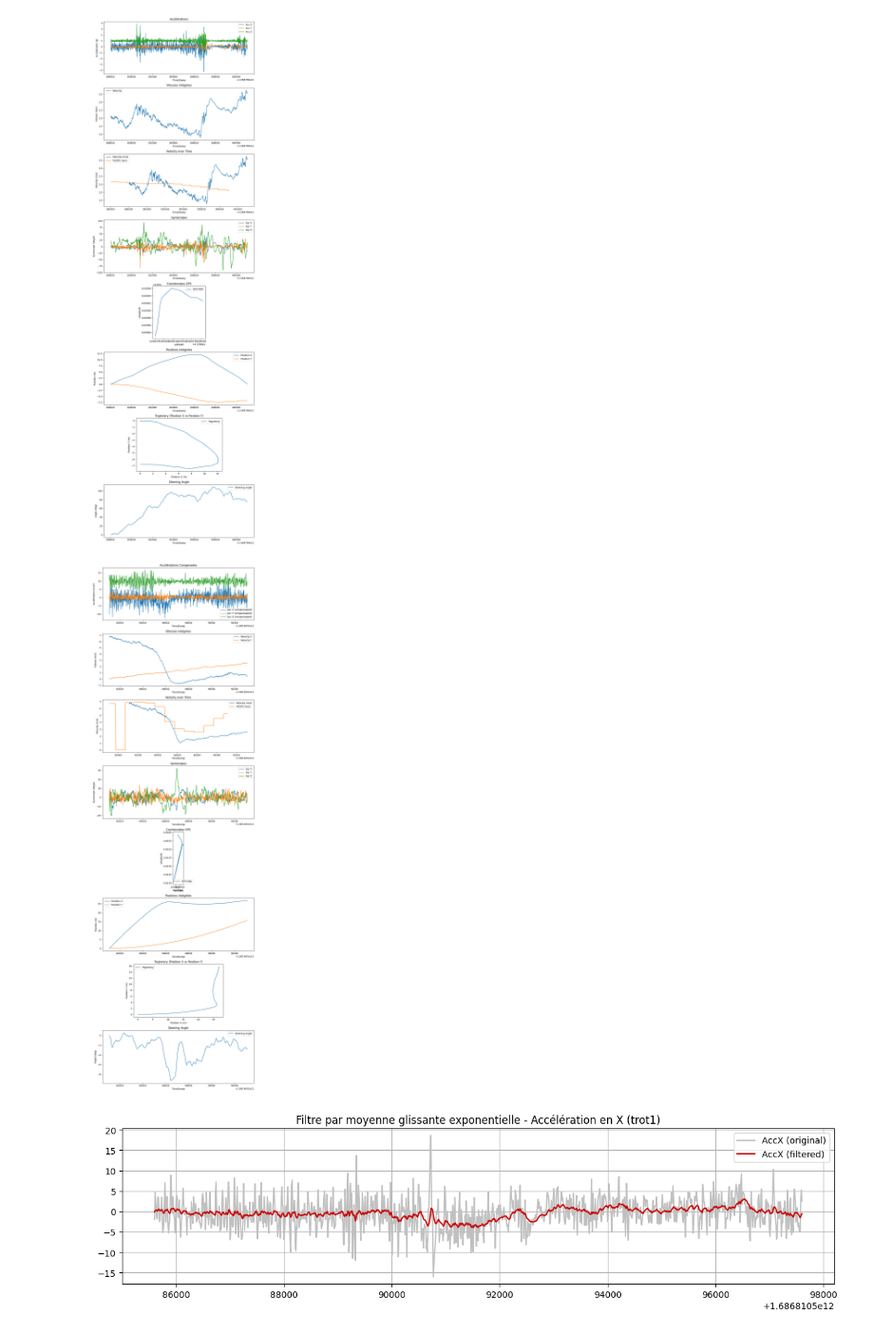
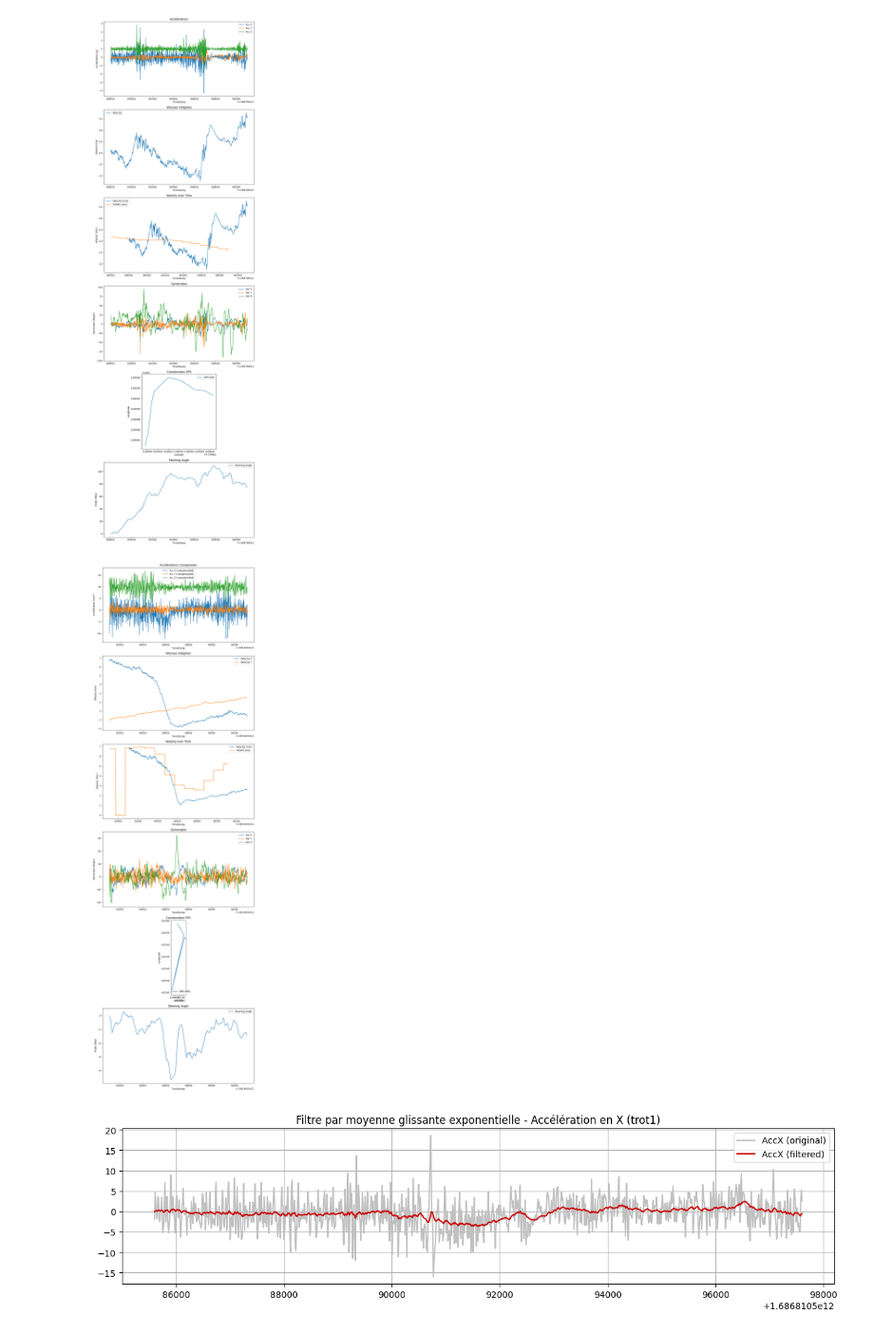
Before and after one commit to martin1207/NEWMOB, a Jupyter notebook: test.ipynb, the cells around one changed output. Shown at 95% size. Cells and saved outputs as stored; diff of their text form; code cells hidden in the pictures.

```diff
--- a/test.ipynb
+++ b/test.ipynb
@@ -100,8 +87,7 @@ plt.show()
 # Read the CSV file with proper data type handling
 video2 = pd.read_csv('examples_interactions_pietons/trot3.csv', sep=';').dropna()
 # %%
-import numpy as np
-import matplotlib.pyplot as plt
+
 
 # Calculer la différence de temps entre chaque point de données en secondes
 time_diff = np.diff(video2['TimeStamp'], prepend=video2['TimeStamp'].iloc[0]) / 1000.0
@@ -124,7 +110,7 @@ position_z = np.cumsum(velocity_z * time_diff)
 steering_angle = np.cumsum(video2[' GyrZ(deg/s)'] * time_diff)
 
 # Créer une figure et des sous-graphiques
-fig, axs = plt.subplots(8, 1, figsize=(10, 32))
+fig, axs = plt.subplots(6, 1, figsize=(10, 32))
 
 # Plot des accélérations
 axs[0].plot(video2['TimeStamp'], video2[' AccX(g)'], label='Acc X')
@@ -171,28 +157,13 @@ axs[4].set_ylabel('Longitude')
 axs[4].legend()
 axs[4].set_aspect('equal', 'box')
 
-# Plot des positions intégrées
-axs[5].plot(video2['TimeStamp'], position_x, label='Position X')
-axs[5].plot(video2['TimeStamp'], position_y, label='Position Y')
-axs[5].set_title('Positions intégrées')
-axs[5].set_xlabel('TimeStamp')
-axs[5].set_ylabel('Position (m)')
-axs[5].legend()
-
-# Plot de la trajectoire à partir des positions intégrées
-axs[6].plot(position_x, position_y, label='Trajectory')
-axs[6].set_title('Trajectory (Position X vs Position Y)')
-axs[6].set_xlabel('Position X (m)')
-axs[6].set_ylabel('Position Y (m)')
-axs[6].legend()
-axs[6].set_aspect('equal', 'box')
 
 # Plot de l'angle de direction
-axs[7].plot(video2['TimeStamp'], steering_angle, label='Steering Angle')
-axs[7].set_title('Steering Angle')
-axs[7].set_xlabel('TimeStamp')
-axs[7].set_ylabel('Angle (deg)')
-axs[7].legend()
+axs[5].plot(video2['TimeStamp'], steering_angle, label='Steering Angle')
+axs[5].set_title('Steering Angle')
+axs[5].set_xlabel('TimeStamp')
+axs[5].set_ylabel('Angle (deg)')
+axs[5].legend()
 
 # Ajuster l'espacement entre les sous-graphiques
 plt.tight_layout()
@@ -200,15 +171,10 @@ plt.tight_layout()
 # Afficher les graphiques
 plt.show()
 # %% [output]
-[figure, old version]
+[figure, new version]
 # %%
 video3=pd.read_csv('examples_interactions_pietons/velo2.csv', sep=';')
 # %%
-import numpy as np
-import matplotlib.pyplot as plt
-
-# Calculer la différence de temps entre chaque point de données en secondes
-time_diff = np.diff(video3['TimeStamp'], prepend=video3['TimeStamp'].iloc[0]) / 1000.0
 
 # Compensez les effets de la gravité sur les mesures d'accélération
 acc_x = (video3[' AccX(g)'] * 9.81 )
@@ -233,7 +199,7 @@ position_z = np.cumsum(velocity_z * time_diff)
 steering_angle = np.cumsum(video3[' GyrZ(deg/s)'] * time_diff)
 
 # Créer une figure et des sous-graphiques
-fig, axs = plt.subplots(8, 1, figsize=(10, 32))
+fig, axs = plt.subplots(6, 1, figsize=(10, 32))
 
 # Plot des accélérations compensées
 axs[0].plot(video3['TimeStamp'], acc_x, label='Acc X (compensated)')
@@ -262,54 +228,39 @@ axs[2].set_title('Velocity over Time')
 axs[2].set_xlabel('TimeStamp')
 axs[2].set_ylabel('Velocity (m/s)')
 axs[2].legend()
 
 # Plot des gyroscopes
 axs[3].plot(video3['TimeStamp'], video3[' GyrX(deg/s)'], label='Gyr X')
 axs[3].plot(video3['TimeStamp'], video3[' GyrY(deg/s)'], label='Gyr Y')
 axs[3].plot(video3['TimeStamp'], video3[' GyrZ(deg/s)'], label='Gyr Z')
 axs[3].set_title('Gyroscopes')
 axs[3].set_xlabel('TimeStamp')
 axs[3].set_ylabel('Gyroscope (deg/s)')
 axs[3].legend()
 
 # Plot des coordonnées GPS
 axs[4].plot(video3[' Lat'], video3[' Long'], label='GPS Path')
 axs[4].set_title('Coordonnées GPS')
 axs[4].set_xlabel('Latitude')
 axs[4].set_ylabel('Longitude')
 axs[4].legend()
 axs[4].set_aspect('equal', 'box')
 
-# Plot des positions intégrées
-axs[5].plot(video3['TimeStamp'], position_x, label='Position X')
-axs[5].plot(video3['TimeStamp'], position_y, label='Position Y')
-axs[5].set_title('Positions intégrées')
-axs[5].set_xlabel('TimeStamp')
-axs[5].set_ylabel('Position (m)')
-axs[5].legend()
-
-# Plot de la trajectoire à partir des positions intégrées
-axs[6].plot(position_x, position_y, label='Trajectory')
-axs[6].set_title('Trajectory (Position X vs Position Y)')
-axs[6].set_xlabel('Position X (m)')
-axs[6].set_ylabel('Position Y (m)')
-axs[6].legend()
-axs[6].set_aspect('equal', 'box')
 
 # Plot de l'angle de direction
-axs[7].plot(video3['TimeStamp'], steering_angle, label='Steering Angle')
-axs[7].set_title('Steering Angle')
-axs[7].set_xlabel('TimeStamp')
-axs[7].set_ylabel('Angle (deg)')
-axs[7].legend()
+axs[5].plot(video3['TimeStamp'], steering_angle, label='Steering Angle')
+axs[5].set_title('Steering Angle')
+axs[5].set_xlabel('TimeStamp')
+axs[5].set_ylabel('Angle (deg)')
+axs[5].legend()
 
 # Ajuster l'espacement entre les sous-graphiques
 plt.tight_layout()
 
 # Afficher les graphiques
 plt.show()
 # %% [output]
-[figure, old version]
+[figure, new version]
 # %%
 # Charger les données avec des noms de fichiers simplifiés
 trot1 = pd.read_csv('examples_interactions_pietons/trot1.csv', sep=';').dropna()
```
Also changed, not shown: parts of 6 cells of this notebook.
